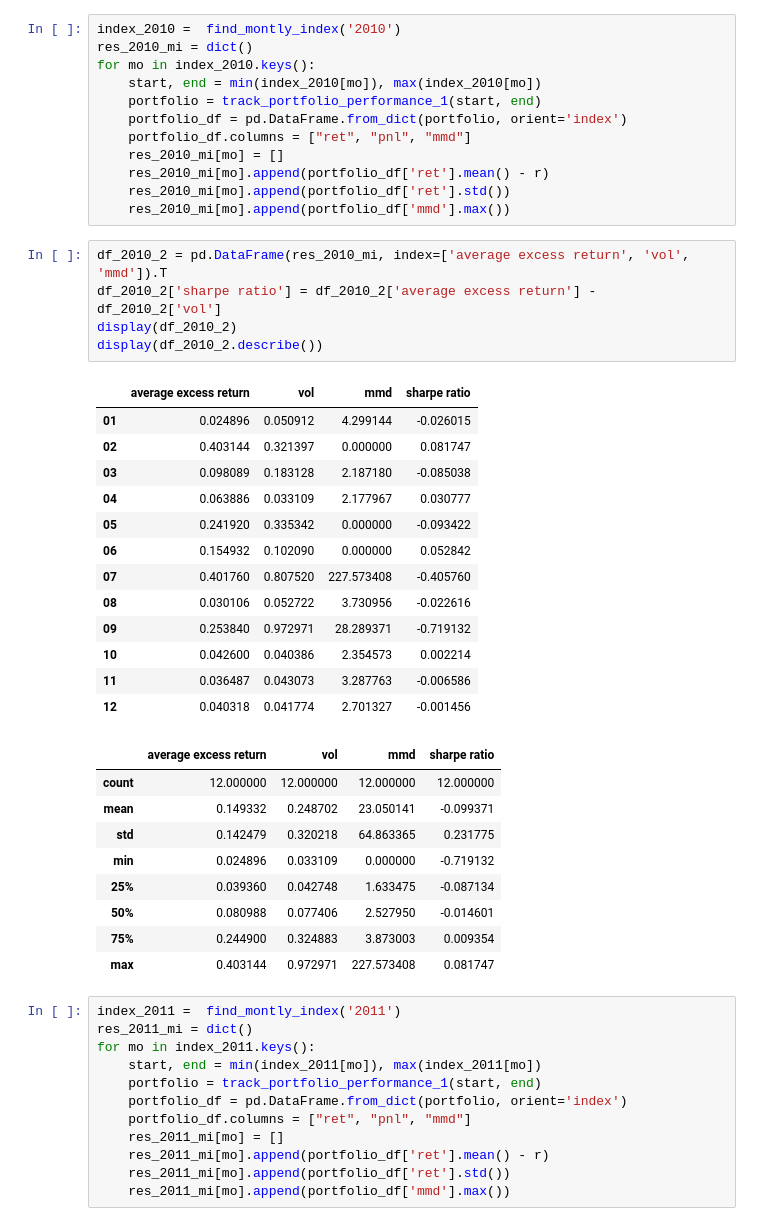
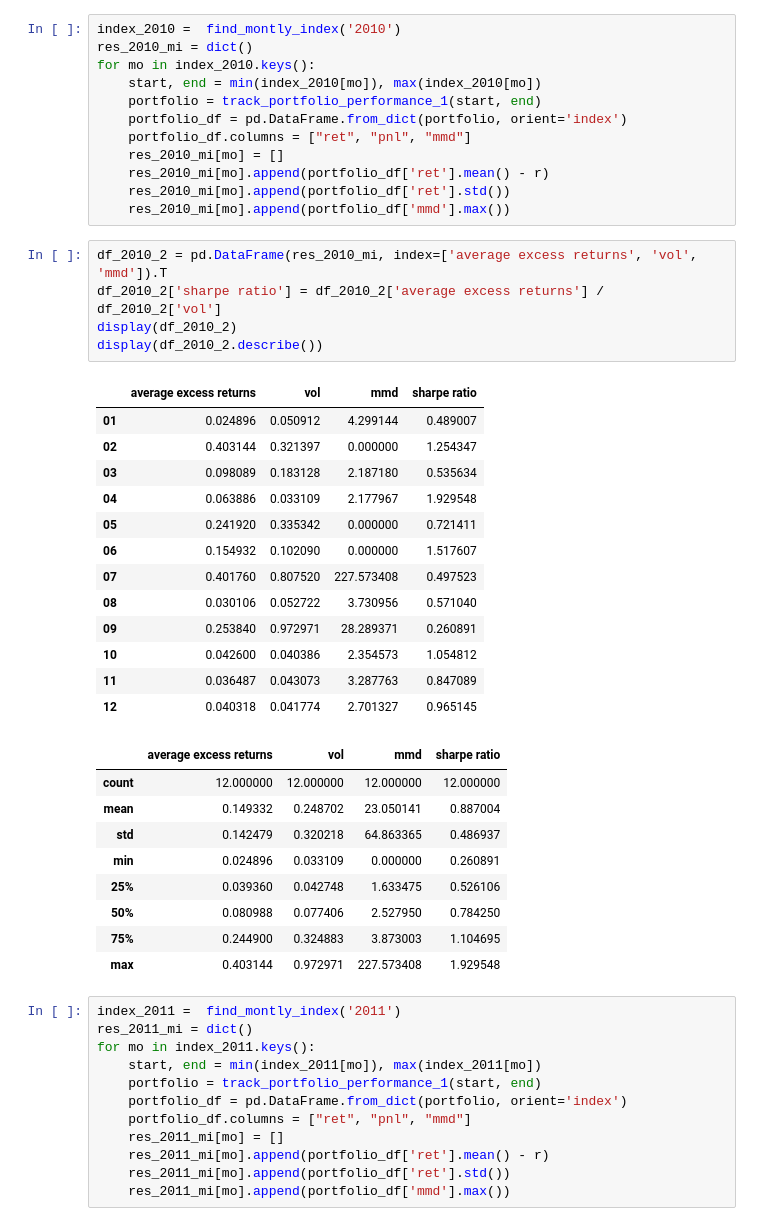
Before and after one commit to XinpeiMa/My_NoteBook, a Jupyter notebook: APM_DataProject_XinpeiMa.ipynb, the cells around one changed output. Saved outputs shown, nothing was run; the diff lists cells and outputs as text.

```diff
--- a/APM_DataProject_XinpeiMa.ipynb
+++ b/APM_DataProject_XinpeiMa.ipynb
@@ -565,33 +589,33 @@ for mo in index_2010.keys():
     res_2010_mi[mo].append(portfolio_df['ret'].std())
     res_2010_mi[mo].append(portfolio_df['mmd'].max())
 # %%
-df_2010_2 = pd.DataFrame(res_2010_mi, index=['average excess return', 'vol', 'mmd']).T
-df_2010_2['sharpe ratio'] = df_2010_2['average excess return'] - df_2010_2['vol']
+df_2010_2 = pd.DataFrame(res_2010_mi, index=['average excess returns', 'vol', 'mmd']).T
+df_2010_2['sharpe ratio'] = df_2010_2['average excess returns'] / df_2010_2['vol']
 display(df_2010_2)
 display(df_2010_2.describe())
 # %% [output]
-|  | average excess return | vol | mmd | sharpe ratio |
-| 01 | 0.024896 | 0.050912 | 4.299144 | -0.026015 |
-| 02 | 0.403144 | 0.321397 | 0.000000 | 0.081747 |
-| 03 | 0.098089 | 0.183128 | 2.187180 | -0.085038 |
-| 04 | 0.063886 | 0.033109 | 2.177967 | 0.030777 |
-| 05 | 0.241920 | 0.335342 | 0.000000 | -0.093422 |
-| 06 | 0.154932 | 0.102090 | 0.000000 | 0.052842 |
-| 07 | 0.401760 | 0.807520 | 227.573408 | -0.405760 |
-| 08 | 0.030106 | 0.052722 | 3.730956 | -0.022616 |
-| 09 | 0.253840 | 0.972971 | 28.289371 | -0.719132 |
-| 10 | 0.042600 | 0.040386 | 2.354573 | 0.002214 |
-| 11 | 0.036487 | 0.043073 | 3.287763 | -0.006586 |
-| 12 | 0.040318 | 0.041774 | 2.701327 | -0.001456 |
+|  | average excess returns | vol | mmd | sharpe ratio |
+| 01 | 0.024896 | 0.050912 | 4.299144 | 0.489007 |
+| 02 | 0.403144 | 0.321397 | 0.000000 | 1.254347 |
+| 03 | 0.098089 | 0.183128 | 2.187180 | 0.535634 |
+| 04 | 0.063886 | 0.033109 | 2.177967 | 1.929548 |
+| 05 | 0.241920 | 0.335342 | 0.000000 | 0.721411 |
+| 06 | 0.154932 | 0.102090 | 0.000000 | 1.517607 |
+| 07 | 0.401760 | 0.807520 | 227.573408 | 0.497523 |
+| 08 | 0.030106 | 0.052722 | 3.730956 | 0.571040 |
+| 09 | 0.253840 | 0.972971 | 28.289371 | 0.260891 |
+| 10 | 0.042600 | 0.040386 | 2.354573 | 1.054812 |
+| 11 | 0.036487 | 0.043073 | 3.287763 | 0.847089 |
+| 12 | 0.040318 | 0.041774 | 2.701327 | 0.965145 |
-|  | average excess return | vol | mmd | sharpe ratio |
+|  | average excess returns | vol | mmd | sharpe ratio |
 | count | 12.000000 | 12.000000 | 12.000000 | 12.000000 |
-| mean | 0.149332 | 0.248702 | 23.050141 | -0.099371 |
-| std | 0.142479 | 0.320218 | 64.863365 | 0.231775 |
-| min | 0.024896 | 0.033109 | 0.000000 | -0.719132 |
-| 25% | 0.039360 | 0.042748 | 1.633475 | -0.087134 |
-| 50% | 0.080988 | 0.077406 | 2.527950 | -0.014601 |
-| 75% | 0.244900 | 0.324883 | 3.873003 | 0.009354 |
-| max | 0.403144 | 0.972971 | 227.573408 | 0.081747 |
+| mean | 0.149332 | 0.248702 | 23.050141 | 0.887004 |
+| std | 0.142479 | 0.320218 | 64.863365 | 0.486937 |
+| min | 0.024896 | 0.033109 | 0.000000 | 0.260891 |
+| 25% | 0.039360 | 0.042748 | 1.633475 | 0.526106 |
+| 50% | 0.080988 | 0.077406 | 2.527950 | 0.784250 |
+| 75% | 0.244900 | 0.324883 | 3.873003 | 1.104695 |
+| max | 0.403144 | 0.972971 | 227.573408 | 1.929548 |
 # %%
 index_2011 =  find_montly_index('2011')
 res_2011_mi = dict()
```
Also changed, not shown: parts of 12 cells of this notebook.
